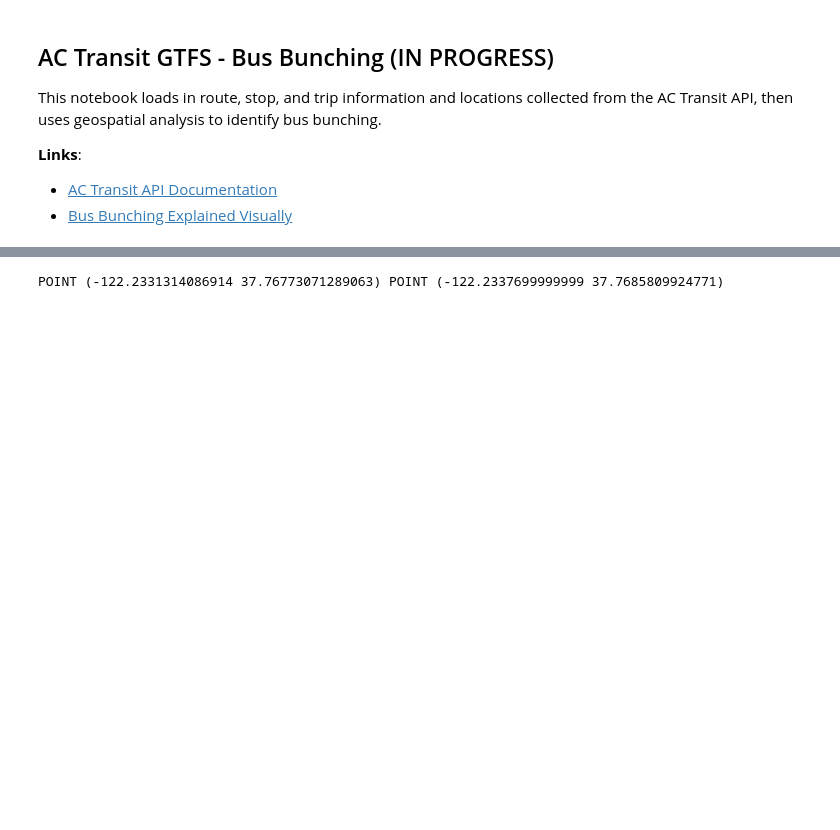
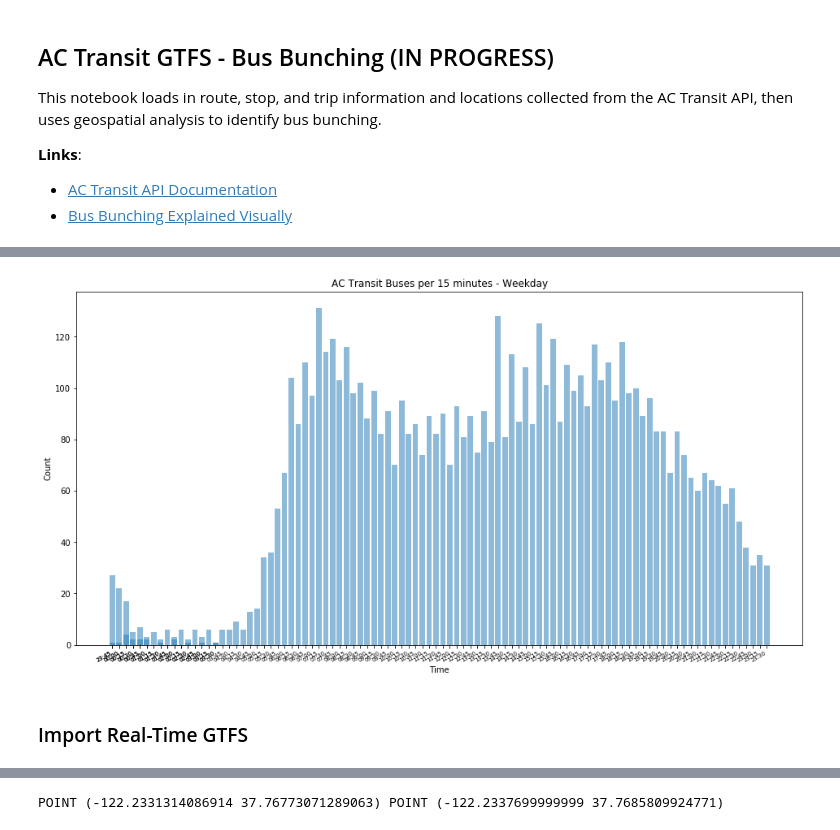
Before and after one commit to ethanebinger/CP255, a Jupyter notebook: code/ACTransit_API_BusBunching.ipynb, the cells around one changed output, grey strips where cells are left out. Saved outputs shown, nothing was run; the diff lists cells and outputs as text; code cells hidden in the pictures; blank space fills up the shorter version.

```diff
--- a/code/ACTransit_API_BusBunching.ipynb
+++ b/code/ACTransit_API_BusBunching.ipynb
@@ -48,3 +57,34 @@ trips_df.head()
+# %%
+# change index to datetime
+trips_df = trips_df.set_index('StartTime')
+
+# group trips_df by 15 minute intervals ()
+trips_count_df = trips_df.resample('15Min', base=0, label='right').count()
+trips_count_df['time_short'] = trips_count_df.index.strftime("%H:%M")
+# %%
+# plot count of trips through the day
+
+# create plot
+fig, ax = plt.subplots(figsize=(16, 8))
+
+# create bar chart
+ax.bar(trips_count_df['time_short'], trips_count_df['RouteId'], align='center', alpha=0.5)
+
+# plot attributes
+plt.xticks(trips_count_df['time_short'])
+plt.xlabel('Time')
+plt.ylabel('Count')
+plt.title('AC Transit Buses per 15 minutes - Weekday')
+
+# fix crowded x-axis label
+plt.setp(ax.get_xticklabels(), rotation=30, horizontalalignment='right', fontsize='x-small')
+
+# display
+plt.show()
+# %% [output]
+[figure, added]
+# %% [markdown]
+### Import Real-Time GTFS
 # %%
 # read in GTFS RT data
 vehloc_df = pd.read_csv("../data/ACTransit_Veh_Loc_0303.csv")
```
Also changed, not shown: parts of 13 cells of this notebook, 1 other file.
